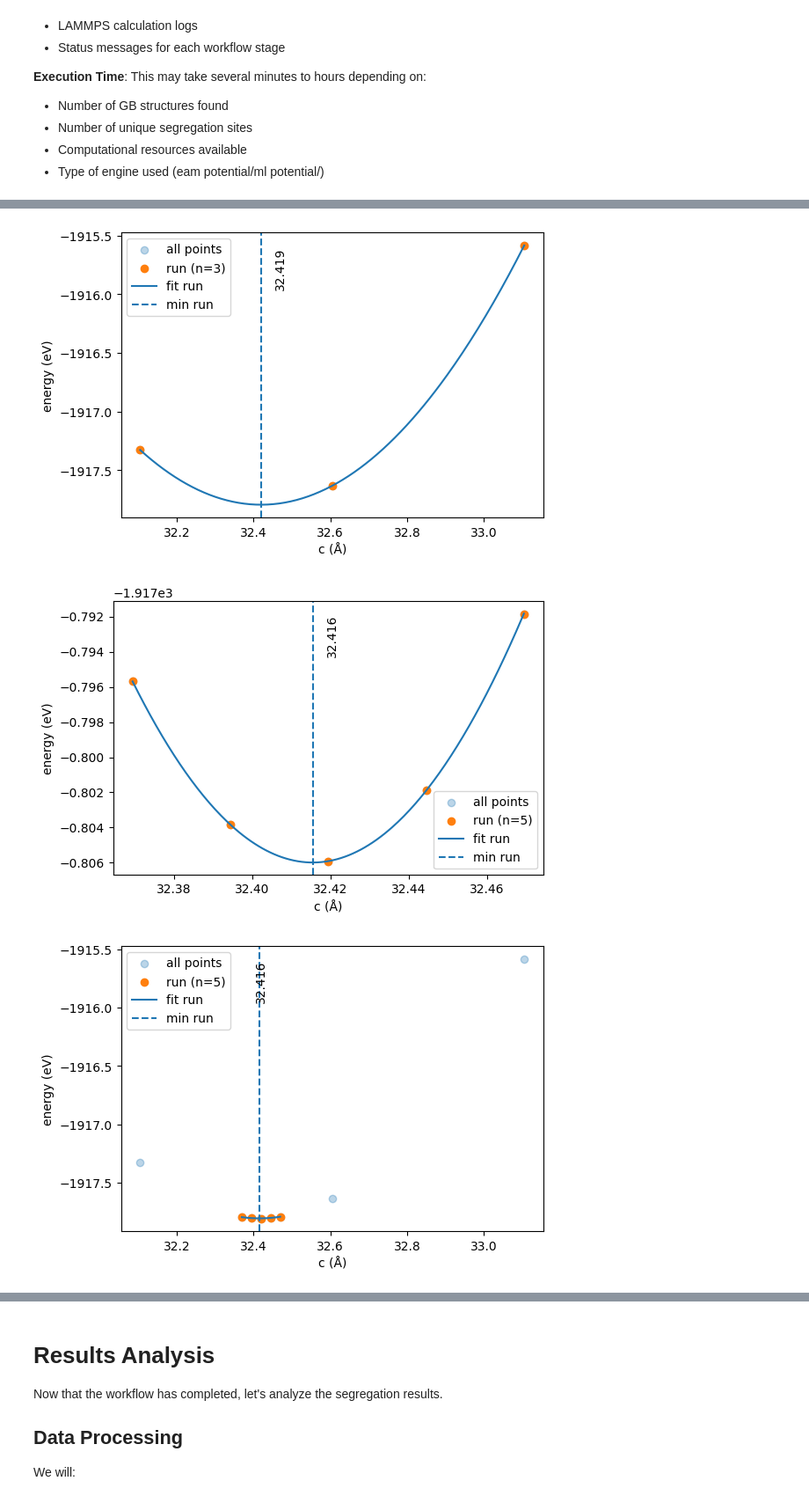
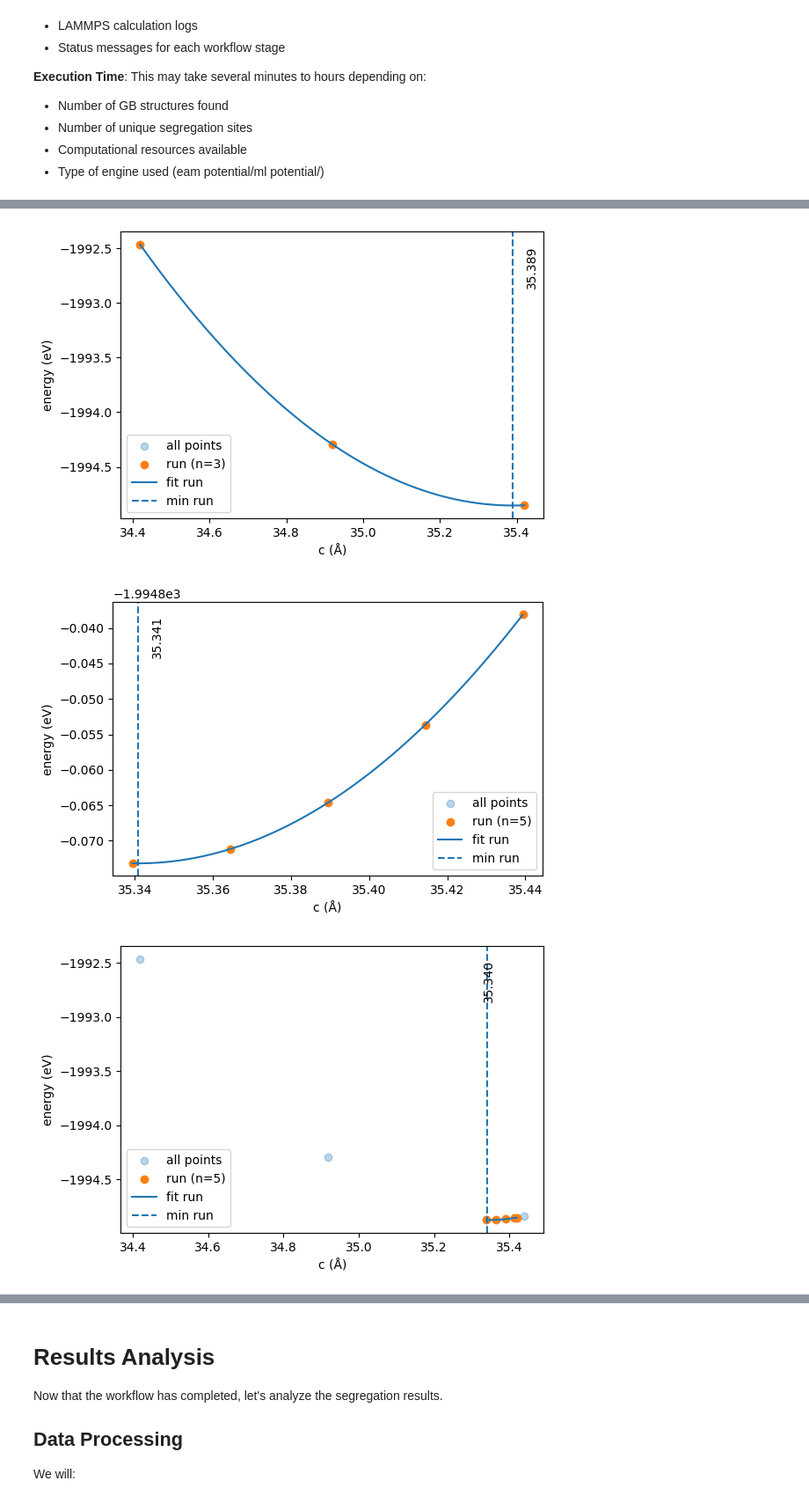
Before and after one commit to ligerzero-ai/HTSegregation_PyironWorkflow_Demonstrator, a Jupyter notebook: grain_boundary_segregation.ipynb, the cells around one changed output, grey strips where cells are left out. Shown at 88% size. Drawn from its saved outputs; the diff is of its cells as text; code cells hidden in the pictures.

```diff
--- a/grain_boundary_segregation.ipynb
+++ b/grain_boundary_segregation.ipynb
@@ -237,7 +237,7 @@ Engine_static.path_to_model = potential_path
 
 # Run pure GB study
 wf.pure_gb_study = pure_gb_study(
-    gb_structure=wf.gb_code_df.outputs.gb_code_df_with_structures.iloc[0].structure,
+    gb_structure=wf.gb_code_df.outputs.gb_code_df_with_structures.iloc[1].structure,
     equil_bulk_volume=wf.opt_cubic_cell.outputs.equil_volume_per_atom,
     equil_bulk_energy=wf.opt_cubic_cell.outputs.equil_energy_per_atom,
     extensions_stage1=np.linspace(-0.2, 0.8, 3),
@@ -344,5 +344,6 @@ Now we execute the complete workflow.
 - Computational resources available
 - Type of engine used (eam potential/ml potential/)
 # %%
+wf.failed = False
 wf.run()
 # %% [output]
@@ -375,3 +355,3 @@ current mode  minimize
-[figure, old version]
+[figure, new version]
-[figure, old version]
+[figure, new version]
-[figure, old version]
+[figure, new version]
```
Also changed, not shown: parts of 5 cells of this notebook.
